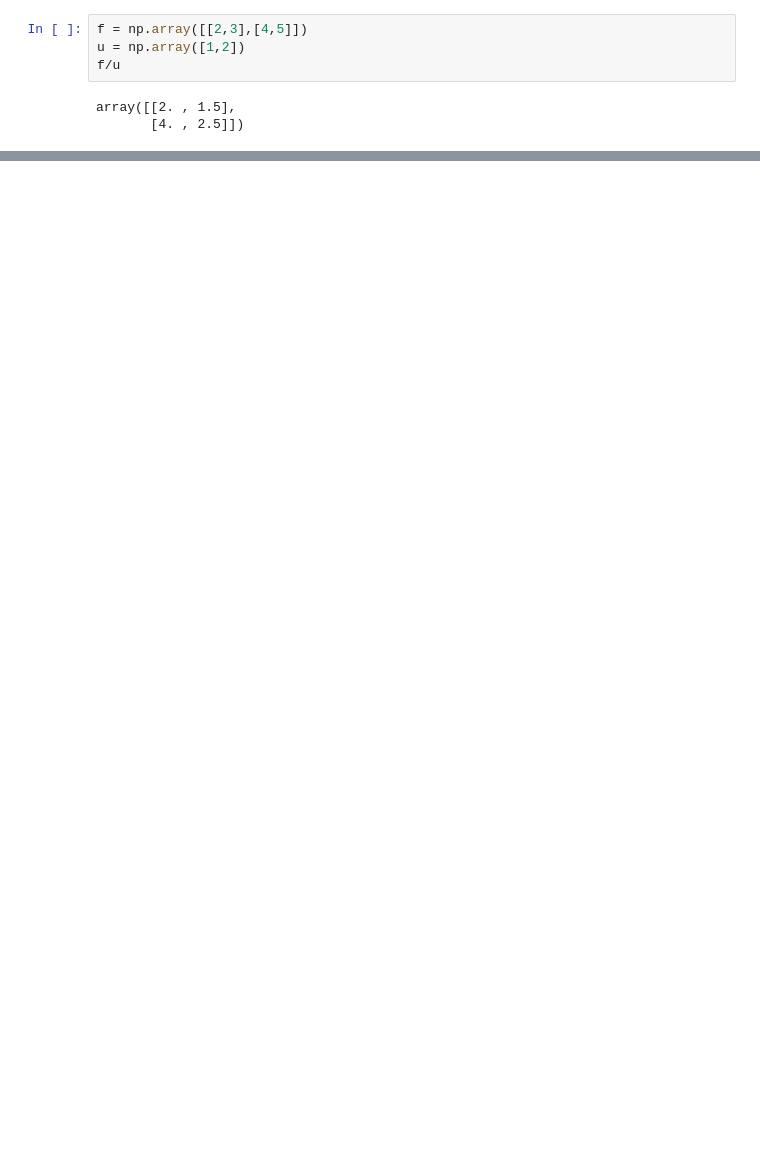
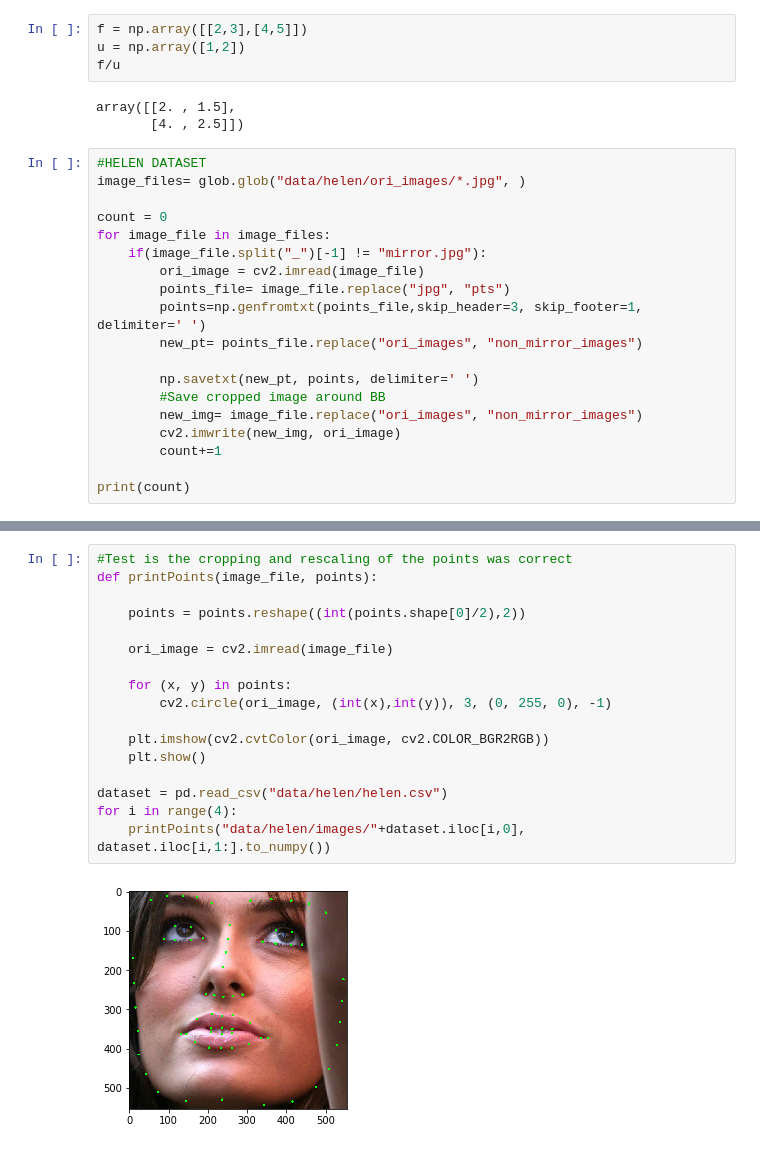
Before and after one commit to wzwart/MLP_Project, a Jupyter notebook: base_line_tests/dataset_modifications.ipynb, the cells around one changed output, grey strips where cells are left out. Saved outputs shown, nothing was run; the diff lists cells and outputs as text; blank space fills up the shorter version.

Commit message:
Added Helen dataset

```diff
--- a/base_line_tests/dataset_modifications.ipynb
+++ b/base_line_tests/dataset_modifications.ipynb
@@ -640,3 +640,22 @@ f/u
 # %% [output]
 array([[2. , 1.5],
        [4. , 2.5]])
+# %%
+#HELEN DATASET
+image_files= glob.glob("data/helen/ori_images/*.jpg", )
+
+count = 0
+for image_file in image_files:
+    if(image_file.split("_")[-1] != "mirror.jpg"):
+        ori_image = cv2.imread(image_file)
+        points_file= image_file.replace("jpg", "pts")
+        points=np.genfromtxt(points_file,skip_header=3, skip_footer=1, delimiter=' ')
+        new_pt= points_file.replace("ori_images", "non_mirror_images")
+
+        np.savetxt(new_pt, points, delimiter=' ')
+        #Save cropped image around BB
+        new_img= image_file.replace("ori_images", "non_mirror_images")
+        cv2.imwrite(new_img, ori_image)
+        count+=1
+
+print(count)
@@ -642,0 +770,19 @@ array([[2. , 1.5],
+# %%
+#Test is the cropping and rescaling of the points was correct
+def printPoints(image_file, points):
+
+    points = points.reshape((int(points.shape[0]/2),2))
+
+    ori_image = cv2.imread(image_file)
+
+    for (x, y) in points:
+        cv2.circle(ori_image, (int(x),int(y)), 3, (0, 255, 0), -1)
+
+    plt.imshow(cv2.cvtColor(ori_image, cv2.COLOR_BGR2RGB))
+    plt.show()
+
+dataset = pd.read_csv("data/helen/helen.csv")
+for i in range(4):
+    printPoints("data/helen/images/"+dataset.iloc[i,0], dataset.iloc[i,1:].to_numpy())
+# %% [output]
+[figure, added]
```
Also changed, not shown: parts of 5 cells of this notebook, 3 other files.
